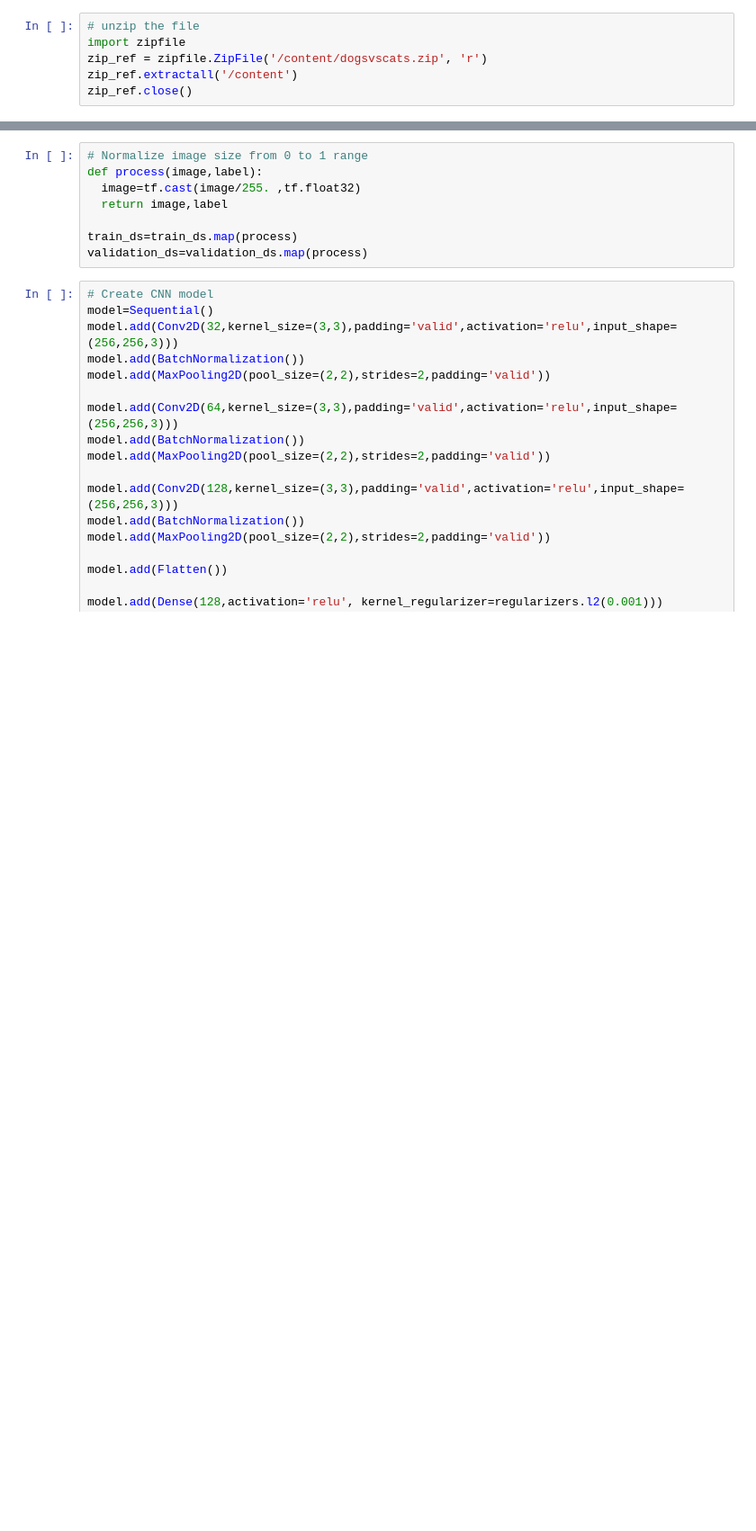
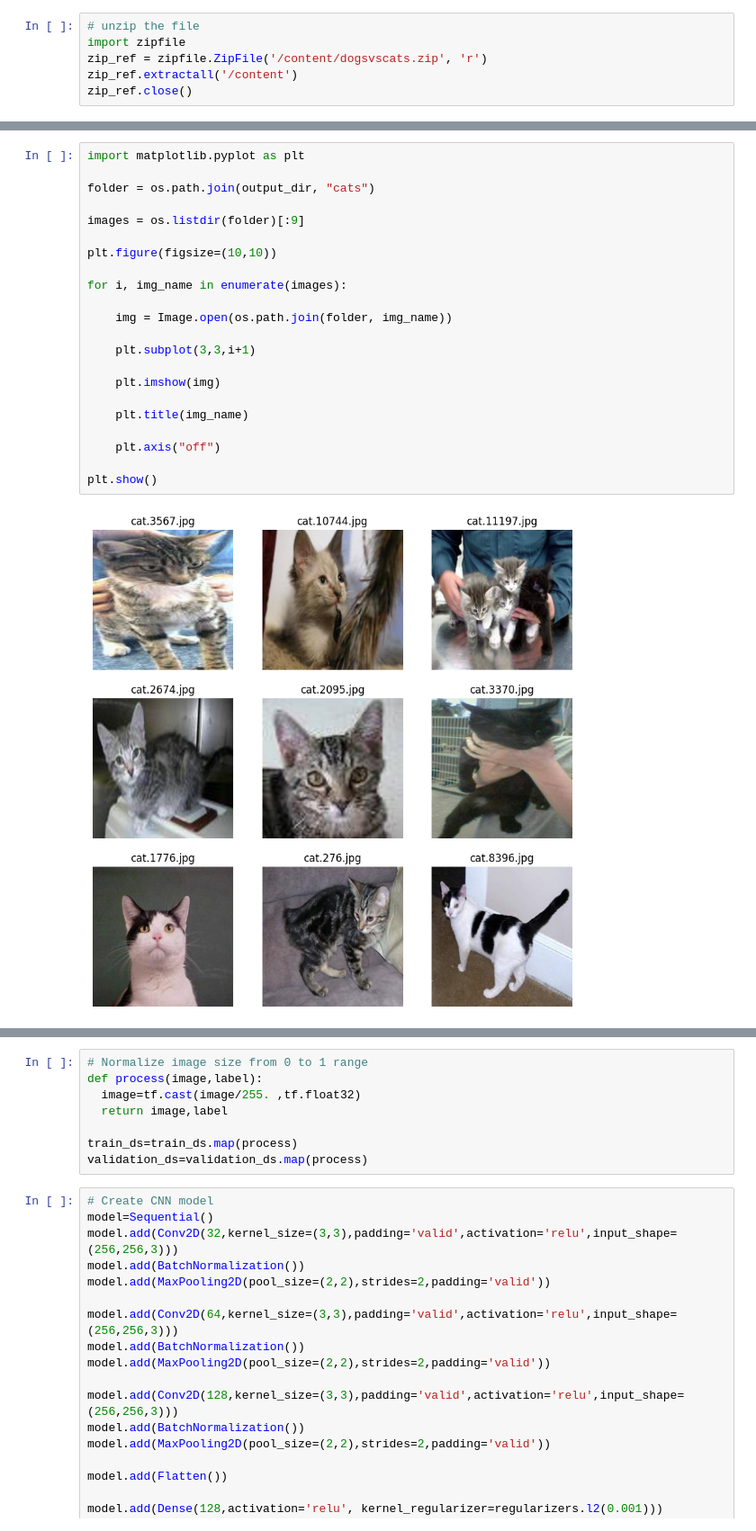
Before and after one commit to tiwarisubash956/Machine-Learning-Algorithms, a Jupyter notebook: cat_v_dog.ipynb, the cells around one changed output, grey strips where cells are left out. Shown at 90% size. Drawn from its saved outputs; the diff is of its cells as text; blank space fills up the shorter version.

```diff
--- a/cat_v_dog.ipynb
+++ b/cat_v_dog.ipynb
@@ -27,2 +137,26 @@ from keras.layers import Dense, Conv2D, MaxPooling2D, Flatten, BatchNormalizatio
+# %%
+import matplotlib.pyplot as plt
+
+folder = os.path.join(output_dir, "cats")
+
+images = os.listdir(folder)[:9]
+
+plt.figure(figsize=(10,10))
+
+for i, img_name in enumerate(images):
+
+    img = Image.open(os.path.join(folder, img_name))
+
+    plt.subplot(3,3,i+1)
+
+    plt.imshow(img)
+
+    plt.title(img_name)
+
+    plt.axis("off")
+
+plt.show()
+# %% [output]
+[figure, added]
 # %%
 # genrator
```
Also changed, not shown: parts of 13 cells of this notebook.
